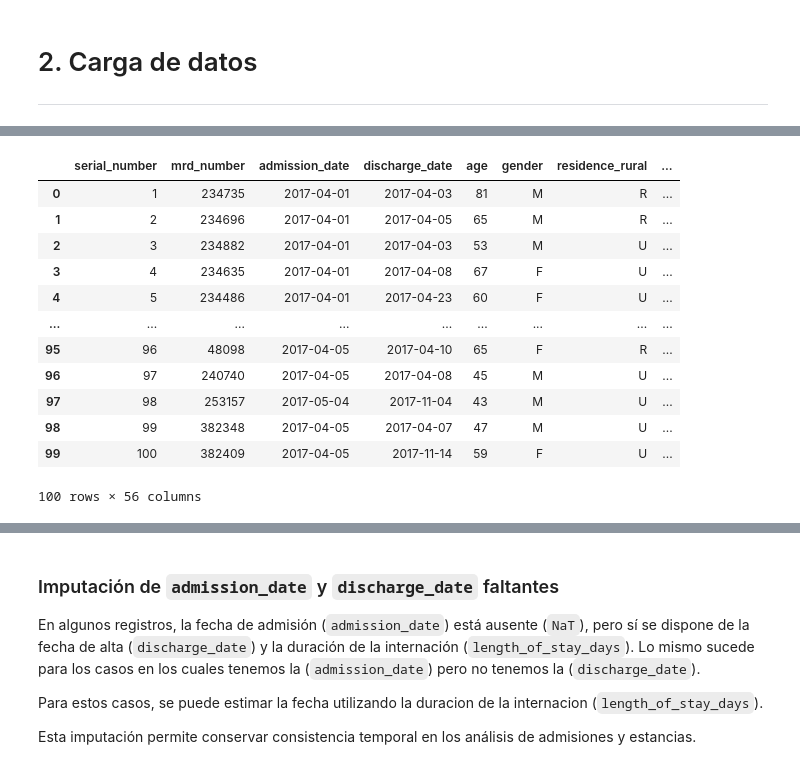
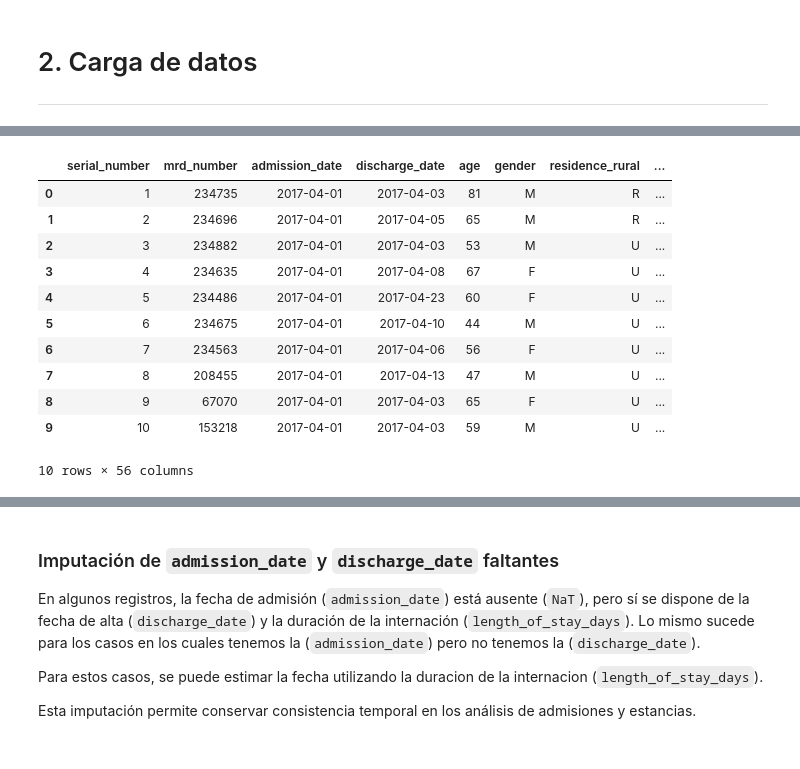
Before and after one commit to FaustoGabini/hospital-bed-prediction, a Jupyter notebook: 01_EDA_y_limpieza.ipynb, the cells around one changed output, grey strips where cells are left out. Saved outputs shown, nothing was run; the diff lists cells and outputs as text; code cells hidden in the pictures.

```diff
--- a/01_EDA_y_limpieza.ipynb
+++ b/01_EDA_y_limpieza.ipynb
@@ -124,39 +216,42 @@ memory usage: 155.6+ KB
 # %%
-# Convertimos las fechas de admisión a tipo datetime
-df_admission['admission_date'] = pd.to_datetime(
-    df_admission['admission_date'],
-    dayfirst=False,     # True si el formato es día/mes/año
-    errors='coerce'     # convierte formatos inválidos a NaT en lugar de fallar
+# Parsear admission_date usando la pista de mes
+df_admission['admission_date'] = parse_with_disambiguation(
+    df_admission,
+    date_col='admission_date',
+    month_hint_col='admission_month_year'
 )
 
-# Convertimos las fechas de alta y de alta a tipo datetime
-df_admission["discharge_date"] = pd.to_datetime(
-    df_admission['discharge_date'],
-    dayfirst=False,     # True si el formato es día/mes/año
-    errors='coerce'     # convierte formatos inválidos a NaT en lugar de fallar
+# Parsear discharge_date verificando coherencia con length_of_stay_days
+df_admission['discharge_date'] = parse_with_disambiguation(
+    df_admission,
+    date_col='discharge_date',
+    month_hint_col=None,  # no siempre disponible
+    admission_col='admission_date',
+    los_col='length_of_stay_days',
+    tolerance=2
 )
+
 
 df_weather['DATE'] = pd.to_datetime(
   df_weather['DATE'],
   dayfirst=False,
   errors='coerce'
 )
 
-df_admission.head(100)
+df_admission.head(10)
 # %% [output]
 |  | serial_number | mrd_number | admission_date | discharge_date | age | gender | residence_rural | ... |
 | 0 | 1 | 234735 | 2017-04-01 | 2017-04-03 | 81 | M | R | ... |
 | 1 | 2 | 234696 | 2017-04-01 | 2017-04-05 | 65 | M | R | ... |
 | 2 | 3 | 234882 | 2017-04-01 | 2017-04-03 | 53 | M | U | ... |
 | 3 | 4 | 234635 | 2017-04-01 | 2017-04-08 | 67 | F | U | ... |
 | 4 | 5 | 234486 | 2017-04-01 | 2017-04-23 | 60 | F | U | ... |
-| ... | ... | ... | ... | ... | ... | ... | ... | ... |
-| 95 | 96 | 48098 | 2017-04-05 | 2017-04-10 | 65 | F | R | ... |
-| 96 | 97 | 240740 | 2017-04-05 | 2017-04-08 | 45 | M | U | ... |
-| 97 | 98 | 253157 | 2017-05-04 | 2017-11-04 | 43 | M | U | ... |
-| 98 | 99 | 382348 | 2017-04-05 | 2017-04-07 | 47 | M | U | ... |
-| 99 | 100 | 382409 | 2017-04-05 | 2017-11-14 | 59 | F | U | ... |
+| 5 | 6 | 234675 | 2017-04-01 | 2017-04-10 | 44 | M | U | ... |
+| 6 | 7 | 234563 | 2017-04-01 | 2017-04-06 | 56 | F | U | ... |
+| 7 | 8 | 208455 | 2017-04-01 | 2017-04-13 | 47 | M | U | ... |
+| 8 | 9 | 67070 | 2017-04-01 | 2017-04-03 | 65 | F | U | ... |
+| 9 | 10 | 153218 | 2017-04-01 | 2017-04-03 | 59 | M | U | ... |
-100 rows × 56 columns
+10 rows × 56 columns
 # %%
 df_weather.head(5)
 # %% [output]
```
Also changed, not shown: parts of 12 cells of this notebook, 1 other file.
